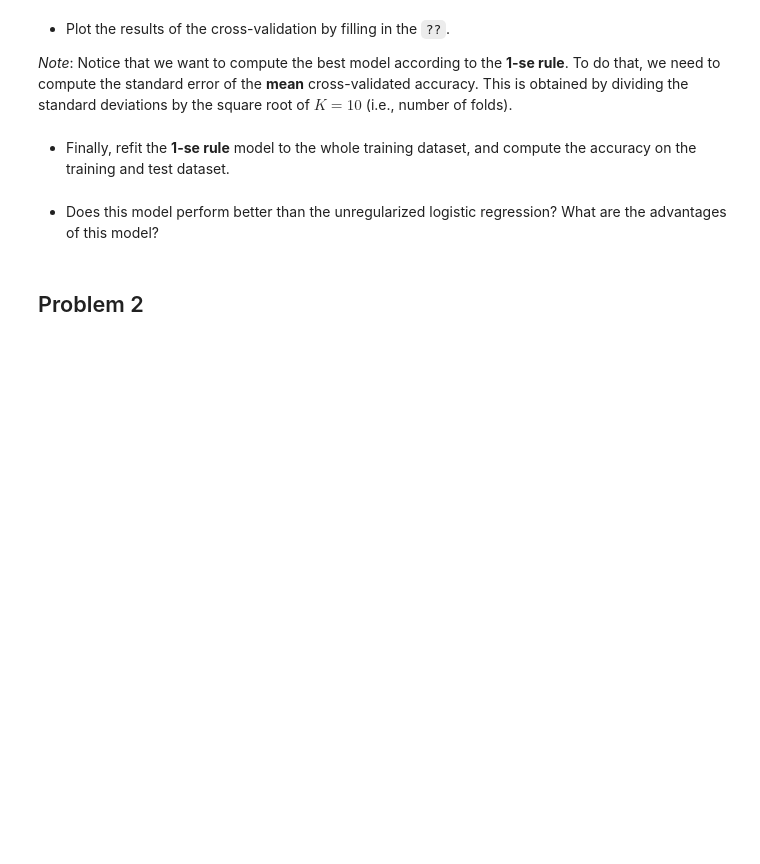
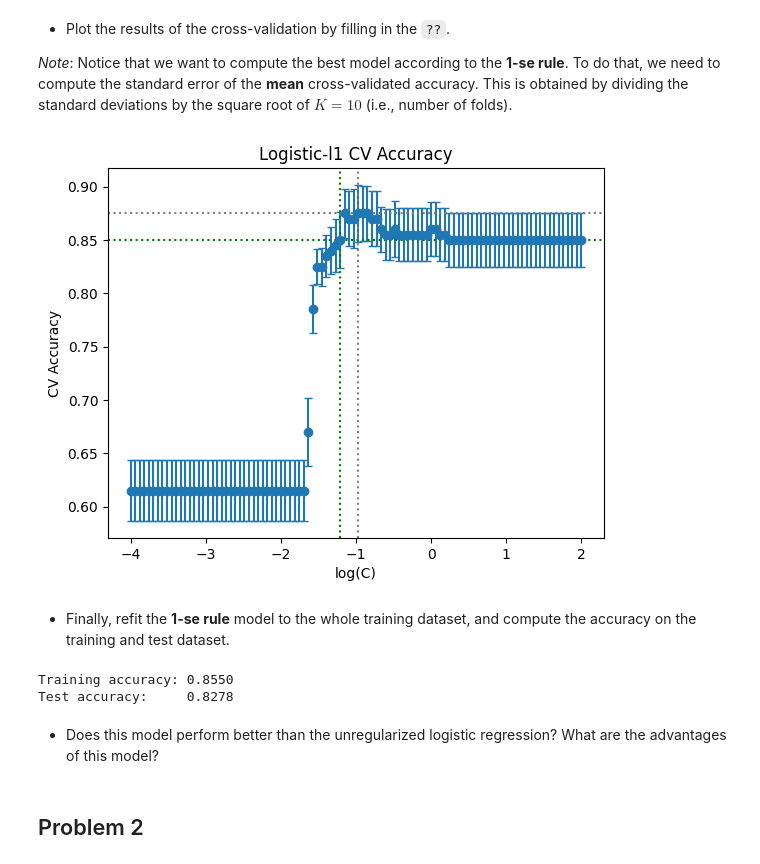
Before and after one commit to Guus03/MSc-Business-Analytics, a Jupyter notebook: Machine-Learning/Exercise_06.ipynb, the cells around one changed output. Saved outputs shown, nothing was run; the diff lists cells and outputs as text; code cells hidden in the pictures; blank space fills up the shorter version.

```diff
--- a/Machine-Learning/Exercise_06.ipynb
+++ b/Machine-Learning/Exercise_06.ipynb
@@ -23,15 +65,40 @@ In the third problem, we will derive the log-likelihood function for logistic re
 We now want to fit a logistic regression with the lasso penalty. To do that we need to choose the best regulatization parameter.
 
 * Define a `Kfold` object with 10 splits, and `random_state=919`. Remeber to shuffle the rows. Name the object `folds`.
+# %%
+# Import
+from sklearn.model_selection import KFold
+
+# Instatiate folds with 10 splits, random 42
+folds = KFold(n_splits=10, shuffle=True, random_state=919)
 # %% [markdown]
 * Define a `Pipeline` where you first apply the `StandardScaler` (name this step `"scaler"`) and then fit a `LogisticRegression` (name this step `"logistic"`) with the following tuning parameters: `C=1`, `penalty="l1"`, `solver="saga"`, `tol=0.1`, `random_state=10`. Name the pipeline `pipe_logistic_l1`. What is the role of `C`? How does it compare to the tuning parameter `alpha` from `Lasso`?
+# %%
+def pipe_logistic_l1():
+    from sklearn.pipeline import Pipeline
+    from sklearn.preprocessing import StandardScaler
+    from sklearn.linear_model import LogisticRegression
+
+    pipe = Pipeline([
+        ("scaler", StandardScaler()),
+        ("logistic", LogisticRegression(C = 1, solver = 'saga', tol = 0.1, random_state = 10, l1_ratio = 1))
+    ])
+    return pipe
+
+# Create pipeline
+pipe_logistic_l1 = pipe_logistic_l1()
+
+# C is the inverse of regularization strength. Smaller values specify stronger regularization. We will use a range of C values to find the best one.
 # %% [markdown]
 * Define now a `GridSearchCV` object to perform the cross-validation over a grid of different values for `C`. Fill in the `??`.
 
 _Hint_: Choose carefully your grid, by trying out different possibility and looking at the cross-validated accuracy plot (see below). Ideally, you want a grid around the values of `C` that are "interesting".
 # %%
+import numpy as np
+from sklearn.model_selection import GridSearchCV
+
 # Define CV object
-grid = 10 ** np.linspace(??, ??, 100)
+grid = 10 ** np.linspace(-4, 2, 100)
 logistic_l1_cv = GridSearchCV(
     estimator=pipe_logistic_l1,
     param_grid={"logistic__C": grid},
@@ -40,3 +107,6 @@ logistic_l1_cv = GridSearchCV(
 )
 # %% [markdown]
 * Perform the cross-validation on the training data.
+# %%
+# Fit the model
+logistic_l1_cv.fit(X_train, y_train)
@@ -46,44 +133,63 @@ logistic_l1_cv = GridSearchCV(
 _Note_: Notice that we want to compute the best model according to the __1-se rule__. To do that, we need to compute the standard error of the __mean__ cross-validated accuracy. This is obtained by dividing the standard deviations by the square root of $K = 10$ (i.e., number of folds).
 # %%
 # Plot results of cross-validation
+import matplotlib.pyplot as plt
 cv_res = logistic_l1_cv
 
-mean_scores = cv_res.cv_results_[??]
-se_scores = cv_res.cv_results_[??] / np.sqrt(10) # ! very important to divide by sqrt(# folds)
-params = cv_res.cv_results_[??].data
+mean_scores = cv_res.cv_results_["mean_test_score"]
+se_scores = cv_res.cv_results_["std_test_score"] / np.sqrt(10) # ! very important to divide by sqrt(# folds)
+params = cv_res.cv_results_["param_logistic__C"].data
 
 best_index = np.argmax(mean_scores)
 
 one_se_best_param = np.min(
-    grid[mean_scores ?? mean_scores[best_index] ?? se_scores[best_index]]
+    grid[mean_scores >= mean_scores[best_index] - se_scores[best_index]]
 )
 
 one_se_score = mean_scores[grid == one_se_best_param][0]
 
 # just for reference, we also plot the parameter that maximizes the cross-validated accuracy
 best_param = cv_res.best_params_["logistic__C"]
 best_score = cv_res.best_score_
 
 plt.errorbar(x=np.log10(grid), y=mean_scores, yerr=se_scores, fmt="o", capsize=3)
 
 plt.axvline(
     np.log10(best_param), ls="dotted", color="grey"
 )  # vertical line at the parameter value yielding highest accuracty
 plt.axhline(
     best_score, ls="dotted", color="grey"
 )  # horizontal line at highest accuracy
 plt.axvline(
     np.log10(one_se_best_param), ls="dotted", color="green"
 )  # vertical line at the parameter corresponding to 1-se
 plt.axhline(
     one_se_score, ls="dotted", color="green"
 )  # horizontal line at corresponding to 1-se parameter
 
 plt.title("Logistic-l1 CV Accuracy")
 plt.xlabel("log(C)")
 plt.ylabel("CV Accuracy")
 plt.show()
+# %% [output]
+[figure, added]
 # %% [markdown]
 * Finally, refit the __1-se rule__ model to the whole training dataset, and compute the accuracy on the training and test dataset.
+# %%
+# Update pipeline with best parameter
+pipe_logistic_l1.set_params(logistic__C=one_se_best_param)
+
+# Fit pipeline again
+pipe_logistic_l1.fit(X_train, y_train)
+
+# Check accuracy on training and test data
+train_accuracy = pipe_logistic_l1.score(X_train, y_train)
+test_accuracy = pipe_logistic_l1.score(X_test, y_test)
+
+print(f"Training accuracy: {train_accuracy:.4f}")
+print(f"Test accuracy:     {test_accuracy:.4f}")
+# %% [output]
+Training accuracy: 0.8550
+Test accuracy:     0.8278
 # %% [markdown]
 * Does this model perform better than the unregularized logistic regression? What are the advantages of this model?
```
Also changed, not shown: parts of 18 cells of this notebook.
